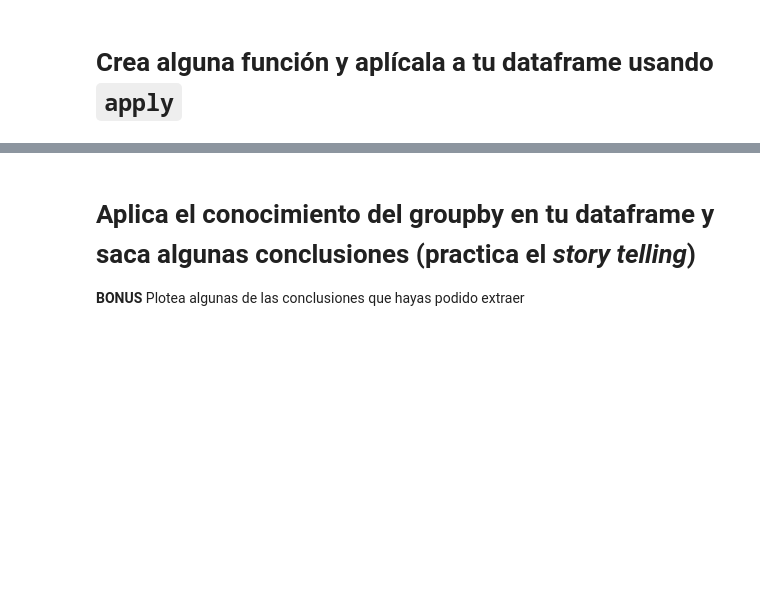
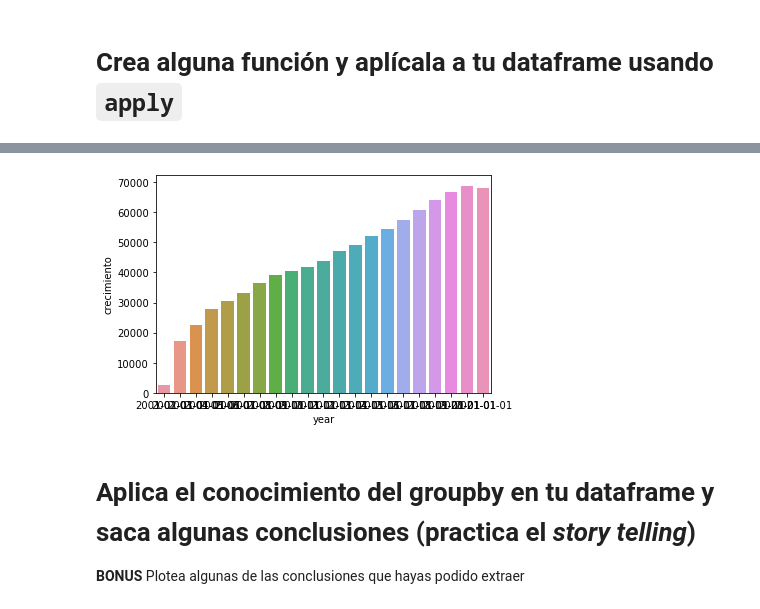
Before and after one commit to Ironhack-Part-Time-Enero2022/lab-pandas-II, a Jupyter notebook: Lab-Pandas-II.ipynb, the cells around one changed output, grey strips where cells are left out. Cells and saved outputs as stored; diff of their text form; code cells hidden in the pictures; blank space fills up the shorter version.

```diff
--- a/Lab-Pandas-II.ipynb
+++ b/Lab-Pandas-II.ipynb
@@ -18,2 +288,13 @@ Tómate tu tiempo para entender el dataframe y la información que hay en el. Y
 # %% [markdown]
 # Crea alguna función y aplícala a tu dataframe usando `apply`
+# %%
+
+def incremento (x):
+    diferencia = 0
+    diferencia = x - diferencia
+
+
+    return diferencia
+# %%
+gasto["crecimiento"] = data["Data_value"].apply(incremento)
+gasto
@@ -20,3 +319,7 @@ Tómate tu tiempo para entender el dataframe y la información que hay en el. Y
+# %%
+sns.barplot(data=gasto, x="year", y="crecimiento");
+# %% [output]
+[figure, added]
 # %% [markdown]
 # Aplica el conocimiento del groupby en tu dataframe y saca algunas conclusiones (practica el *story telling*)
 
```
Also changed, not shown: parts of 31 cells of this notebook.
